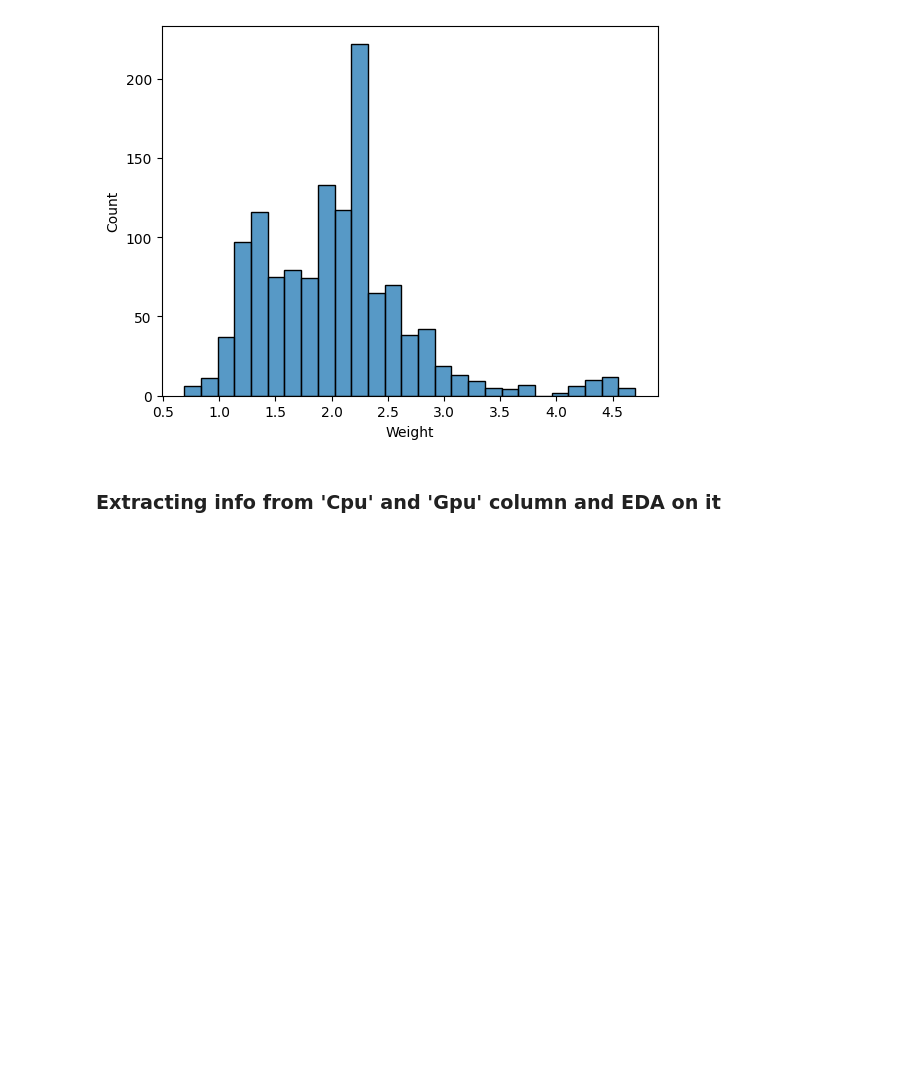
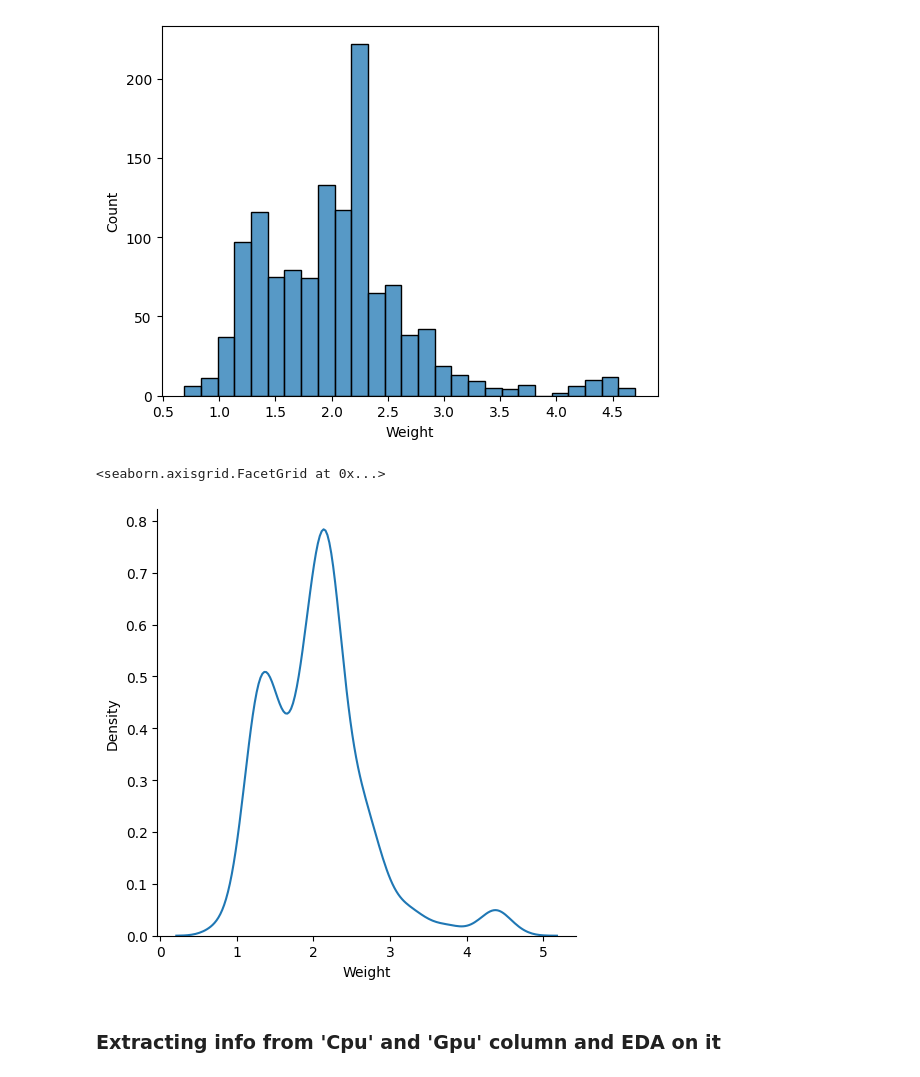
Before and after one commit to RaviNamdeoo/LaptopPricePredictor, a Jupyter notebook: laptop_price_pred.ipynb, the cells around one changed output. Saved outputs shown, nothing was run; the diff lists cells and outputs as text; code cells hidden in the pictures; blank space fills up the shorter version.

```diff
--- a/laptop_price_pred copy.ipynb
+++ b/laptop_price_pred.ipynb
@@ -430,6 +430,11 @@ sns.histplot(df['Weight'])
 # %% [output]
 <Axes: xlabel='Weight', ylabel='Count'>
 [figure]
+# %%
+sns.displot(df['Weight'],kind='kde')
+# %% [output]
+<seaborn.axisgrid.FacetGrid at 0x...>
+[figure, added]
 # %% [markdown]
 ### Extracting info from 'Cpu' and 'Gpu' column and EDA on it
 # %%
```
Also changed, not shown: parts of 21 cells of this notebook, 3 other files.
